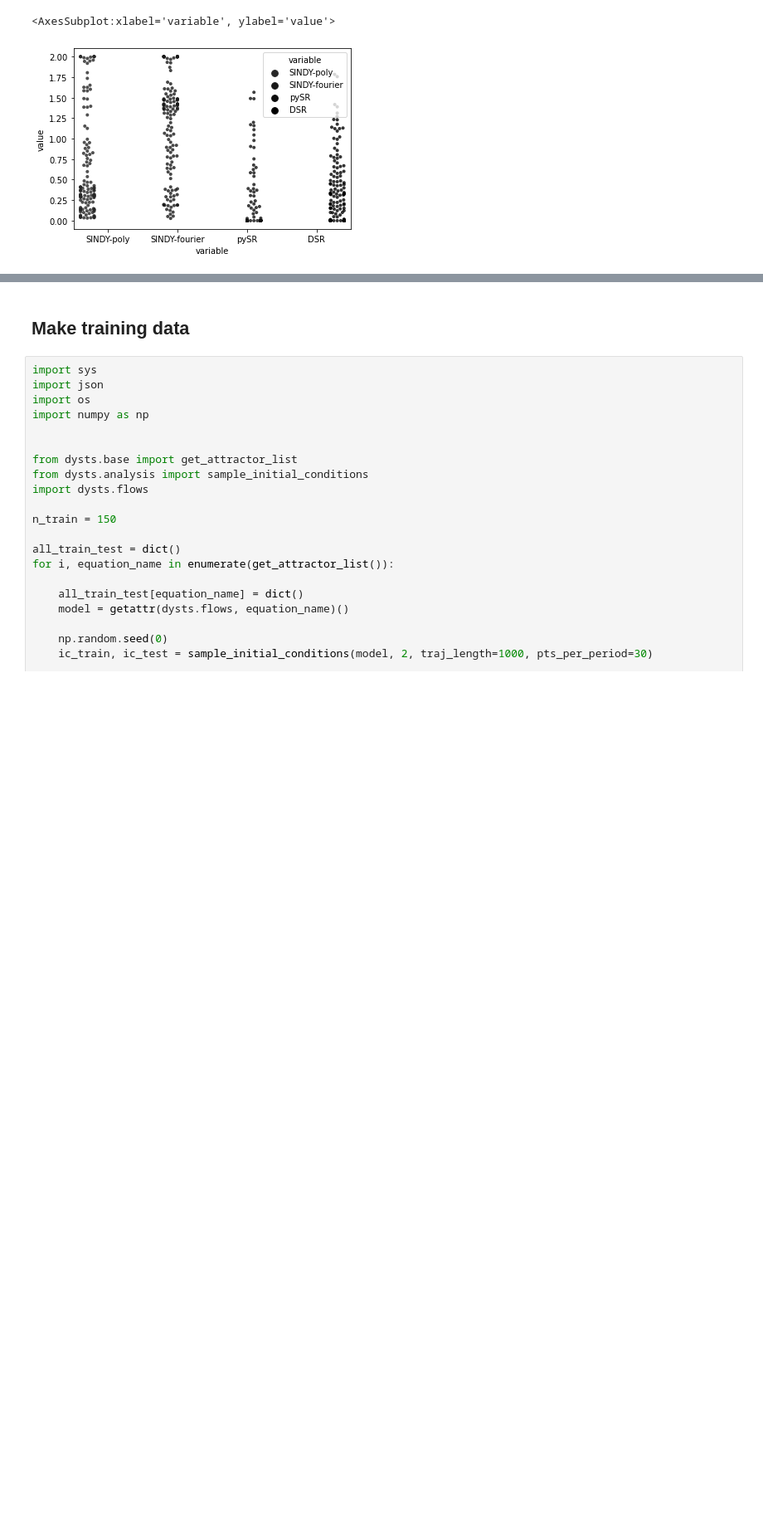
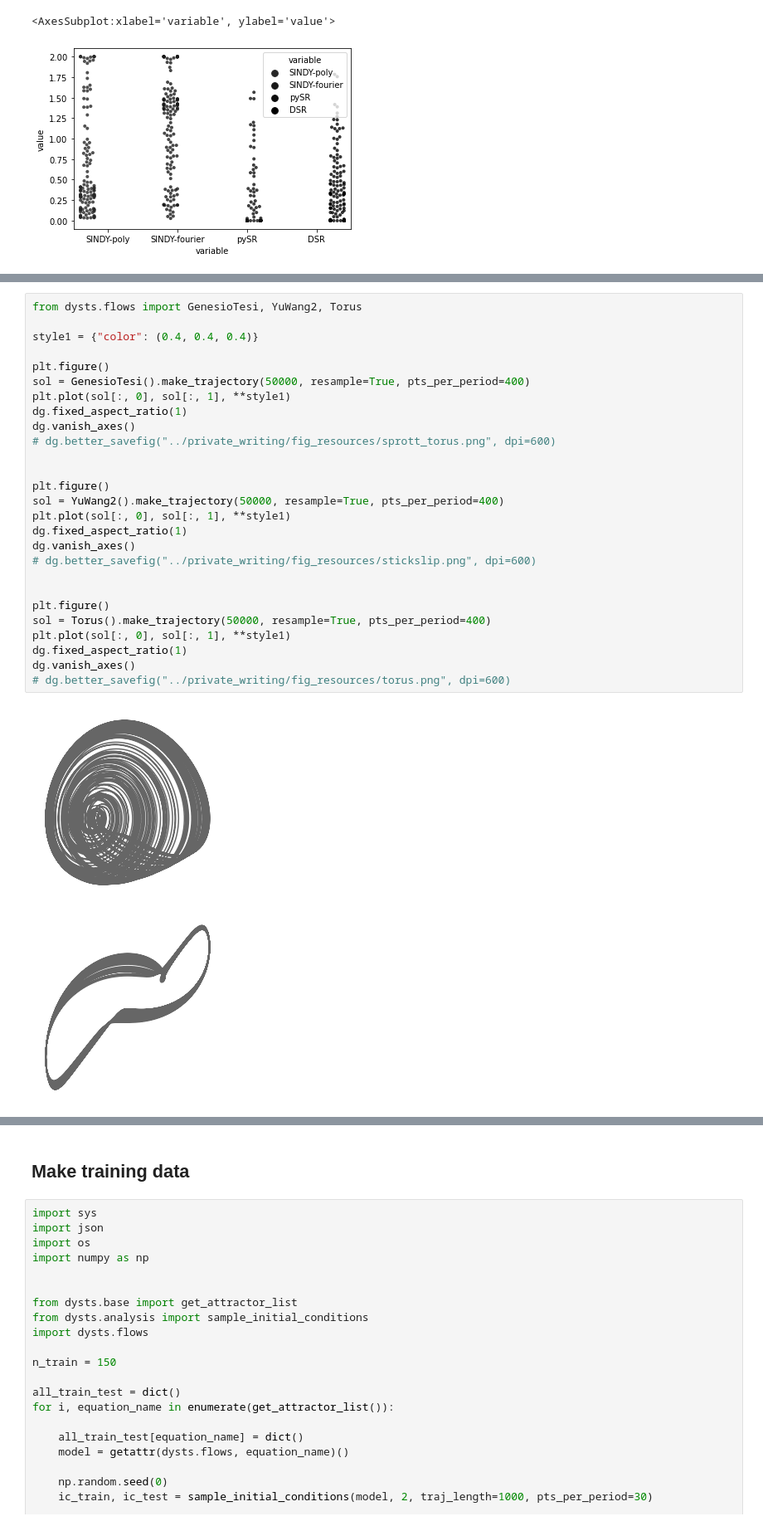
Before and after one commit to williamgilpin/dysts, a Jupyter notebook: benchmarks/symbolic_regression_benchmark.ipynb, the cells around one changed output, grey strips where cells are left out. Shown at 83% size. Cells and saved outputs as stored; diff of their text form; blank space fills up the shorter version.

```diff
--- a/benchmarks/symbolic_regression_benchmark.ipynb
+++ b/benchmarks/symbolic_regression_benchmark.ipynb
@@ -294,0 +255,30 @@ array([[ -9.7869288 , -15.03852   ,  20.533978  ],
+# %%
+from dysts.flows import GenesioTesi, YuWang2, Torus
+
+style1 = {"color": (0.4, 0.4, 0.4)}
+
+plt.figure()
+sol = GenesioTesi().make_trajectory(50000, resample=True, pts_per_period=400)
+plt.plot(sol[:, 0], sol[:, 1], **style1)
+dg.fixed_aspect_ratio(1)
+dg.vanish_axes()
+# dg.better_savefig("../private_writing/fig_resources/sprott_torus.png", dpi=600)
+
+
+plt.figure()
+sol = YuWang2().make_trajectory(50000, resample=True, pts_per_period=400)
+plt.plot(sol[:, 0], sol[:, 1], **style1)
+dg.fixed_aspect_ratio(1)
+dg.vanish_axes()
+# dg.better_savefig("../private_writing/fig_resources/stickslip.png", dpi=600)
+
+
+plt.figure()
+sol = Torus().make_trajectory(50000, resample=True, pts_per_period=400)
+plt.plot(sol[:, 0], sol[:, 1], **style1)
+dg.fixed_aspect_ratio(1)
+dg.vanish_axes()
+# dg.better_savefig("../private_writing/fig_resources/torus.png", dpi=600)
+# %% [output]
+[figure, added]
+[figure, added]
```
Also changed, not shown: parts of 23 cells of this notebook, 4 other files.
